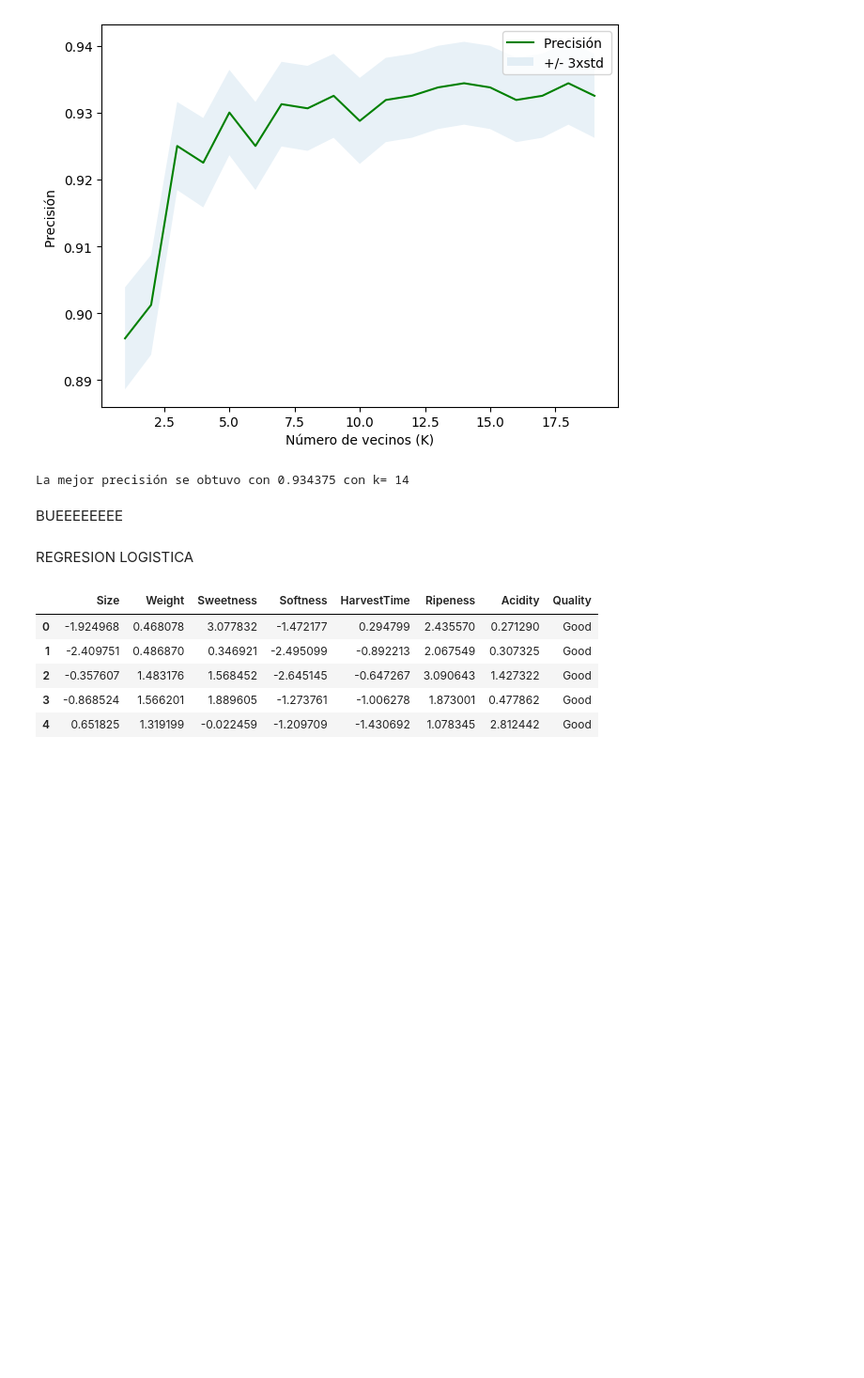
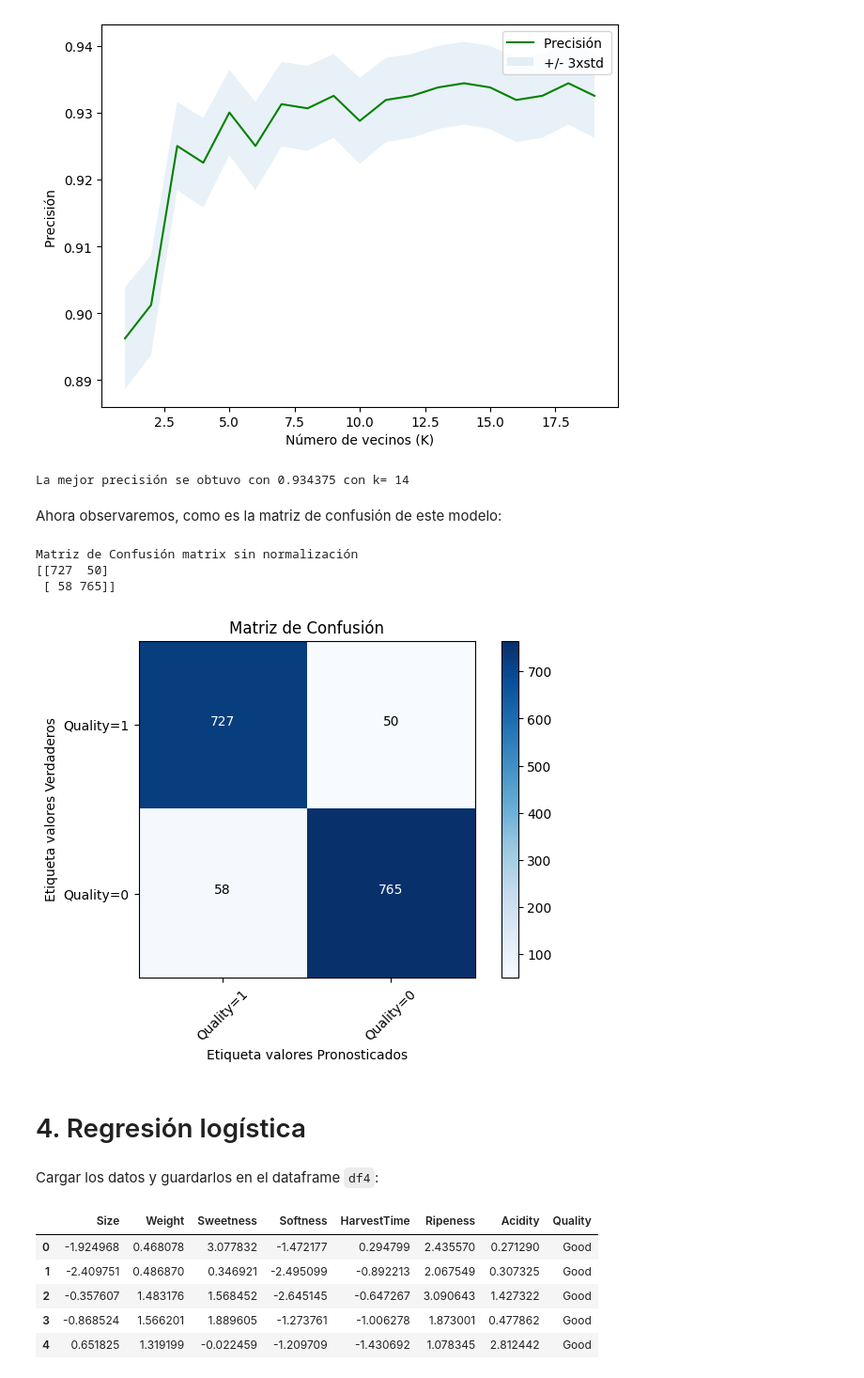
Before and after one commit to DiegoAraneda98/TPCD-Tarea-3, a Jupyter notebook: Tarea3.ipynb, the cells around one changed output. Shown at 94% size. Drawn from its saved outputs; the diff is of its cells as text; code cells hidden in the pictures; blank space fills up the shorter version.

```diff
--- a/Tarea3.ipynb
+++ b/Tarea3.ipynb
@@ -368,10 +369,61 @@ plt.show()
 print( "La mejor precisión se obtuvo con", prec_promedio.max(), "con k=", prec_promedio.argmax()+1)
 # %% [output]
 La mejor precisión se obtuvo con 0.934375 con k= 14
-# %% [markdown]
-BUEEEEEEEE
-# %% [markdown]
-REGRESION LOGISTICA
+# %% [markdown]
+Ahora observaremos, como es la matriz de confusión de este modelo:
+# %%
+# Esta función imprime y grafica una matriz de confusión.
+# Se puede aplicar una normalización configurando el parámetro `normalize=True`.
+
+import itertools
+
+def grafica_matriz_confusion(matr_conf, clases,
+                          normalizar=False,
+                          titulo='Matriz de Confusión',
+                          cmap=plt.cm.Blues):
+
+    if normalizar:
+        matr_conf = matr_conf.astype('float') / matr_conf.sum(axis=1)[:, np.newaxis]
+        print("Matriz de Confusión Normalizada.")
+    else:
+        print('Matriz de Confusión matrix sin normalización')
+
+    print(matr_conf)
+
+    plt.imshow(matr_conf, interpolation='nearest', cmap=cmap)
+    plt.title(titulo)
+    plt.colorbar()
+    tick_marks = np.arange(len(clases))
+    plt.xticks(tick_marks, clases, rotation=45)
+    plt.yticks(tick_marks, clases)
+
+    formato = '.2f' if normalizar else 'd'
+    umbral = matr_conf.max() / 2.
+    for i, j in itertools.product(range(matr_conf.shape[0]), range(matr_conf.shape[1])):
+        plt.text(j, i, format(matr_conf[i, j], formato),
+                 horizontalalignment="center",
+                 color="white" if matr_conf[i, j] > umbral else "black")
+
+    plt.tight_layout()
+    plt.ylabel('Etiqueta valores Verdaderos')
+    plt.xlabel('Etiqueta valores Pronosticados')
+# %%
+
+matriz_confusion = metrics.confusion_matrix(y_prueba, y_hat, labels=[1,0])
+np.set_printoptions(precision=2)
+
+# Grafica matriz de confusión no normalizada
+plt.figure()
+grafica_matriz_confusion(matriz_confusion, clases=['Quality=1','Quality=0'],normalizar= False,  titulo='Matriz de Confusión')
+# %% [output]
+Matriz de Confusión matrix sin normalización
+[[727  50]
+ [ 58 765]]
+[figure, added]
+# %% [markdown]
+# 4. Regresión logística <a id="5"></a>
+# %% [markdown]
+Cargar los datos y guardarlos en el dataframe `df4`:
 # %%
 path4='datos/banana_quality.csv'
 df4 = pd.read_csv(path4)
```
Also changed, not shown: parts of 37 cells of this notebook.
